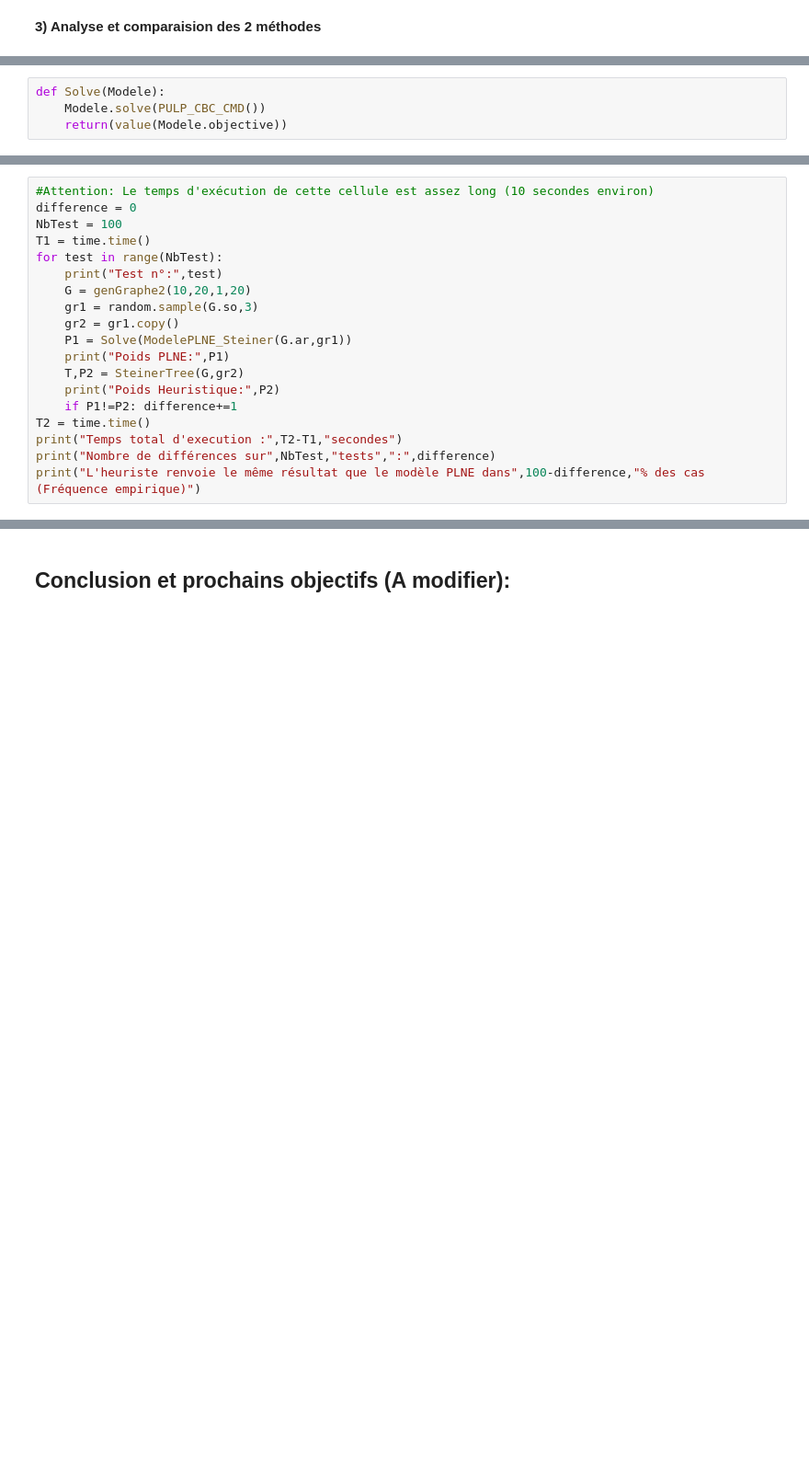
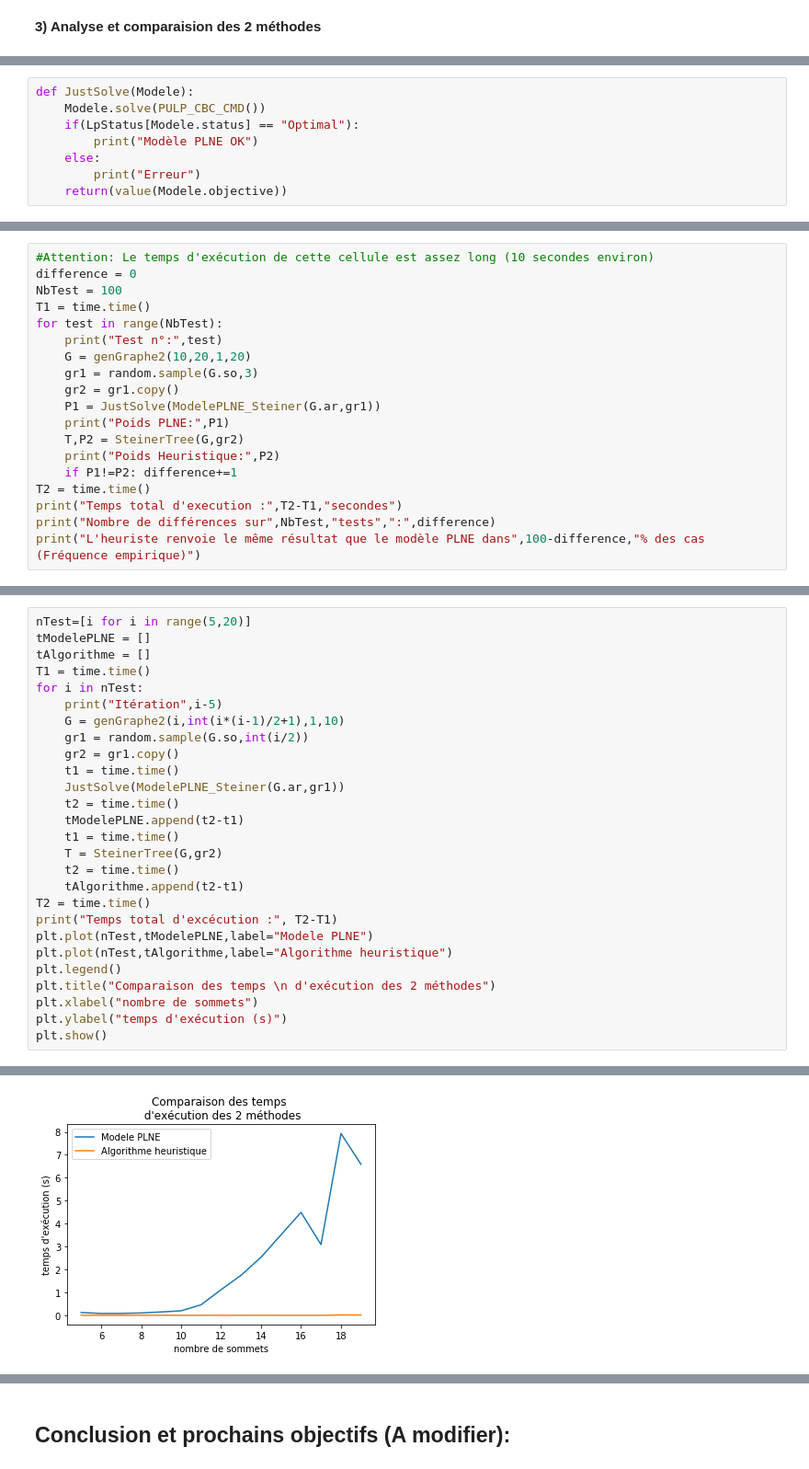
Before and after one commit to vbertret/Optimisation-Discrete, a Jupyter notebook: TEST-Copy1.ipynb, the cells around one changed output, grey strips where cells are left out. Shown at 92% size. Saved outputs shown, nothing was run; the diff lists cells and outputs as text; blank space fills up the shorter version.

```diff
--- a/TEST-Copy1.ipynb
+++ b/TEST-Copy1.ipynb
@@ -1697,5 +1661,9 @@ Nous avons remarqué que dans certains cas la méthode heuristique renvoyait un
 # %%
-def Solve(Modele):
+def JustSolve(Modele):
     Modele.solve(PULP_CBC_CMD())
+    if(LpStatus[Modele.status] == "Optimal"):
+        print("Modèle PLNE OK")
+    else:
+        print("Erreur")
     return(value(Modele.objective))
 # %% [markdown]
@@ -1710,7 +1678,7 @@ for test in range(NbTest):
     G = genGraphe2(10,20,1,20)
     gr1 = random.sample(G.so,3)
     gr2 = gr1.copy()
-    P1 = Solve(ModelePLNE_Steiner(G.ar,gr1))
+    P1 = JustSolve(ModelePLNE_Steiner(G.ar,gr1))
     print("Poids PLNE:",P1)
     T,P2 = SteinerTree(G,gr2)
     print("Poids Heuristique:",P2)
@@ -1721,0 +1718,28 @@ print("L'heuriste renvoie le même résultat que le modèle PLNE dans",100-diffe
+# %%
+nTest=[i for i in range(5,20)]
+tModelePLNE = []
+tAlgorithme = []
+T1 = time.time()
+for i in nTest:
+    print("Itération",i-5)
+    G = genGraphe2(i,int(i*(i-1)/2+1),1,10)
+    gr1 = random.sample(G.so,int(i/2))
+    gr2 = gr1.copy()
+    t1 = time.time()
+    JustSolve(ModelePLNE_Steiner(G.ar,gr1))
+    t2 = time.time()
+    tModelePLNE.append(t2-t1)
+    t1 = time.time()
+    T = SteinerTree(G,gr2)
+    t2 = time.time()
+    tAlgorithme.append(t2-t1)
+T2 = time.time()
+print("Temps total d'excécution :", T2-T1)
+plt.plot(nTest,tModelePLNE,label="Modele PLNE")
+plt.plot(nTest,tAlgorithme,label="Algorithme heuristique")
+plt.legend()
+plt.title("Comparaison des temps \n d'exécution des 2 méthodes")
+plt.xlabel("nombre de sommets")
+plt.ylabel("temps d'exécution (s)")
+plt.show()
+# %% [output]
@@ -1721,0 +1763 @@ print("L'heuriste renvoie le même résultat que le modèle PLNE dans",100-diffe
+[figure, added]
```
Also changed, not shown: parts of 28 cells of this notebook.
